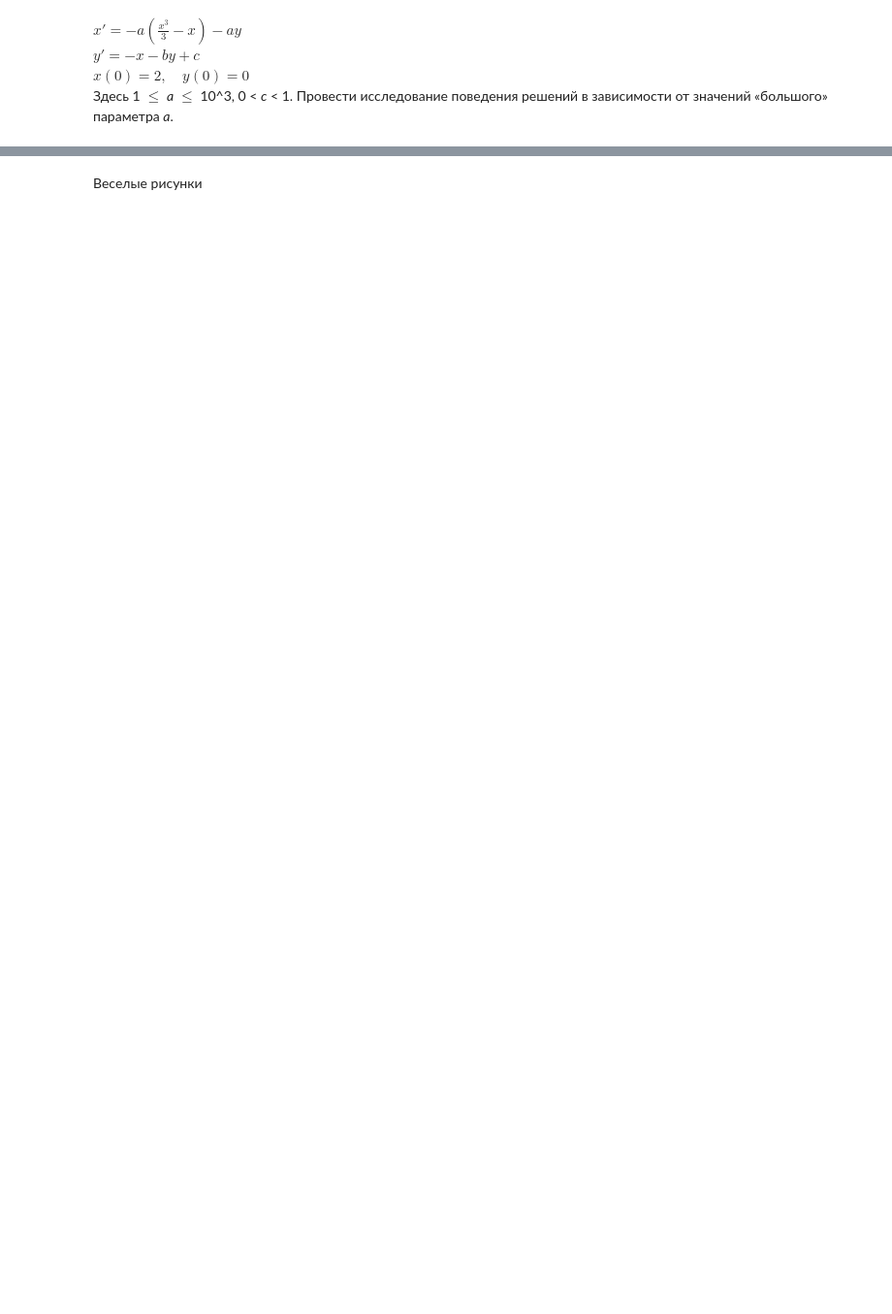
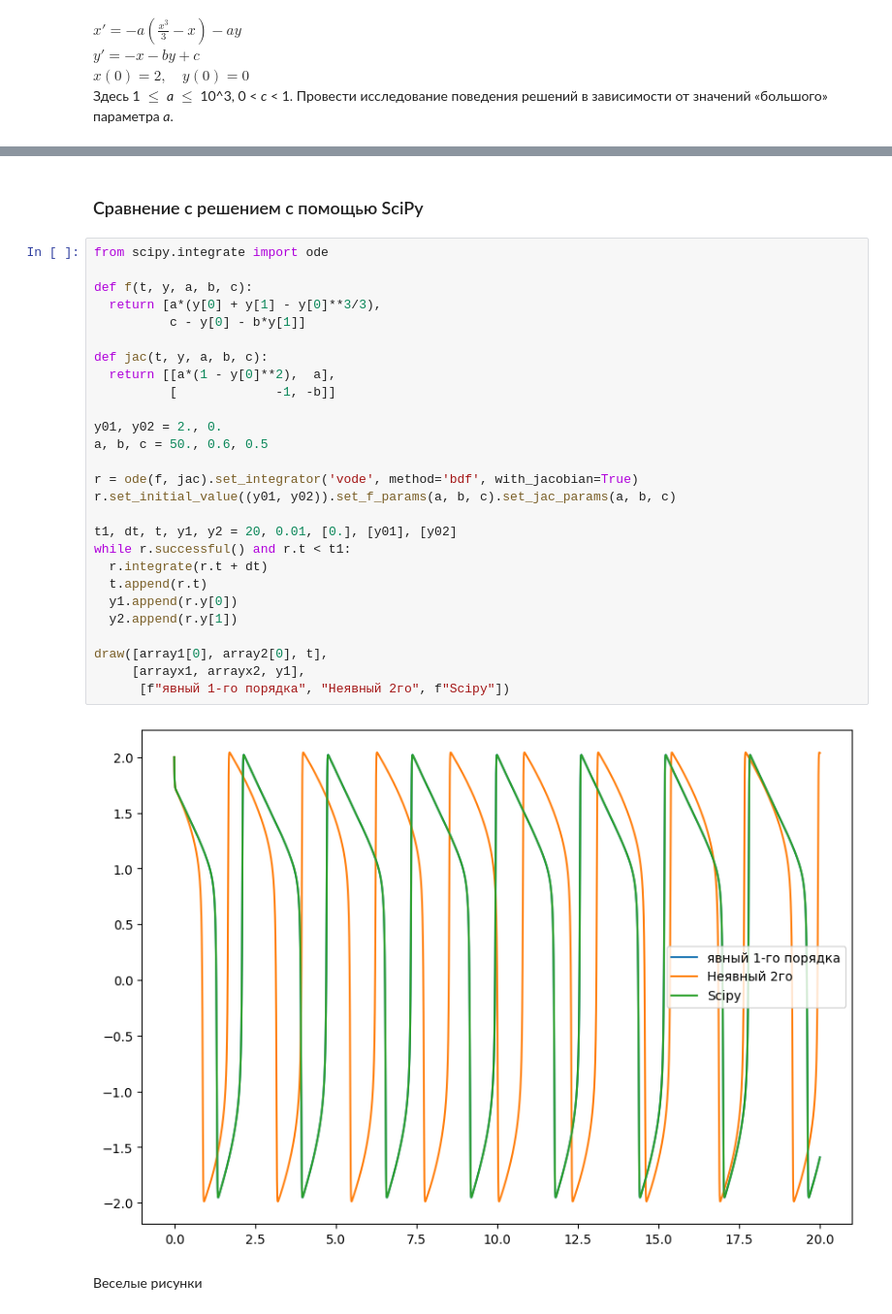
Before and after one commit to ArnautovPeter/projectPractice, a Jupyter notebook: src/main.ipynb, the cells around one changed output, grey strips where cells are left out. Shown at 97% size. Cells and saved outputs as stored; diff of their text form; blank space fills up the shorter version.

```diff
--- a/src/main.ipynb
+++ b/src/main.ipynb
@@ -231,3 +226,34 @@ draw(array2[0], [arrayx2], f"неявный 2-го порядка {len(array1[0]
+# %% [markdown]
+### Сравнение с решением с помощью SciPy
+# %%
+from scipy.integrate import ode
+
+def f(t, y, a, b, c):
+  return [a*(y[0] + y[1] - y[0]**3/3),
+          c - y[0] - b*y[1]]
+
+def jac(t, y, a, b, c):
+  return [[a*(1 - y[0]**2),  a],
+          [             -1, -b]]
+
+y01, y02 = 2., 0.
+a, b, c = 50., 0.6, 0.5
+
+r = ode(f, jac).set_integrator('vode', method='bdf', with_jacobian=True)
+r.set_initial_value((y01, y02)).set_f_params(a, b, c).set_jac_params(a, b, c)
+
+t1, dt, t, y1, y2 = 20, 0.01, [0.], [y01], [y02]
+while r.successful() and r.t < t1:
+  r.integrate(r.t + dt)
+  t.append(r.t)
+  y1.append(r.y[0])
+  y2.append(r.y[1])
+
+draw([array1[0], array2[0], t],
+     [arrayx1, arrayx2, y1],
+      [f"явный 1-го порядка", "Неявный 2го", f"Scipy"])
+# %% [output]
+[figure, added]
 # %% [markdown]
 Веселые рисунки
 # %%
```
Also changed, not shown: parts of 6 cells of this notebook, 1 other file.
